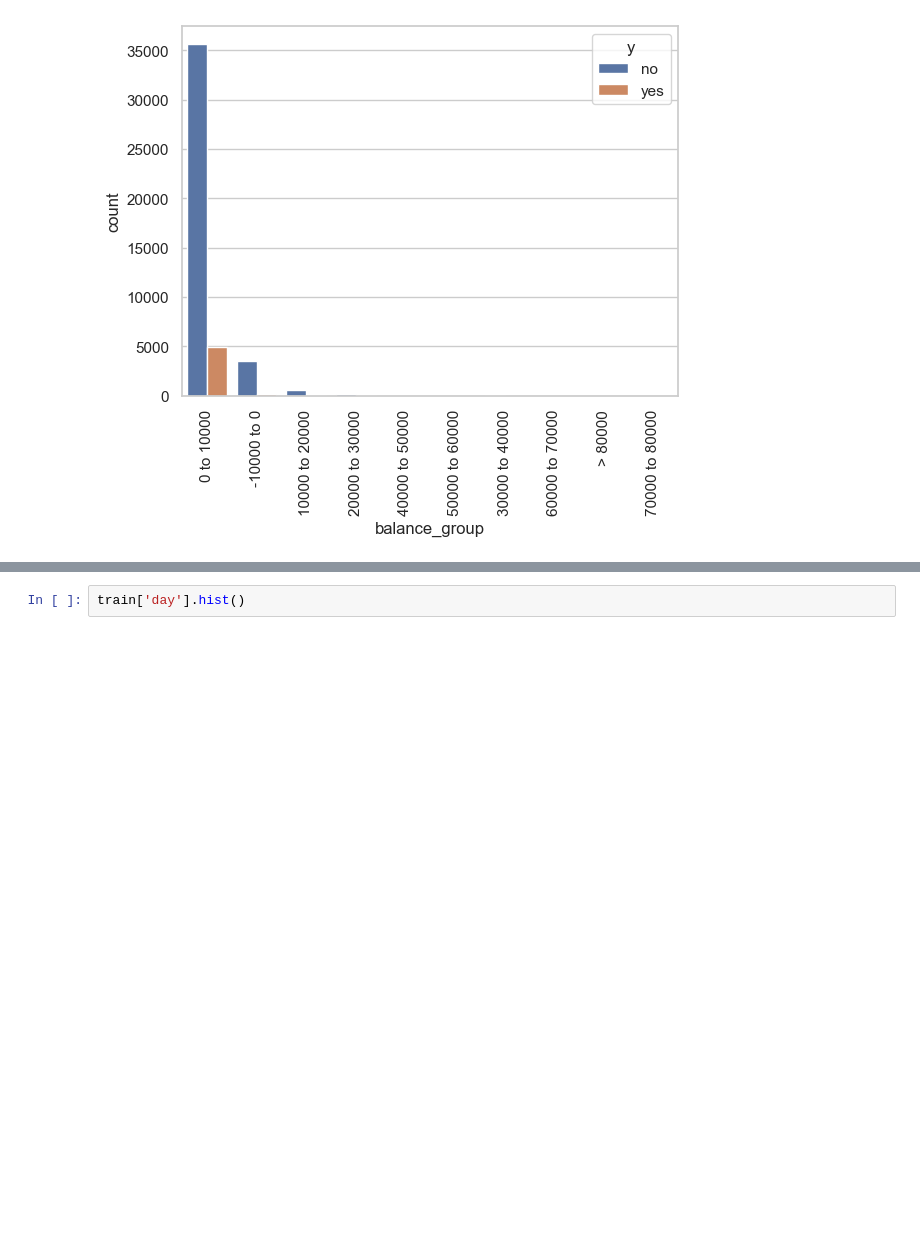
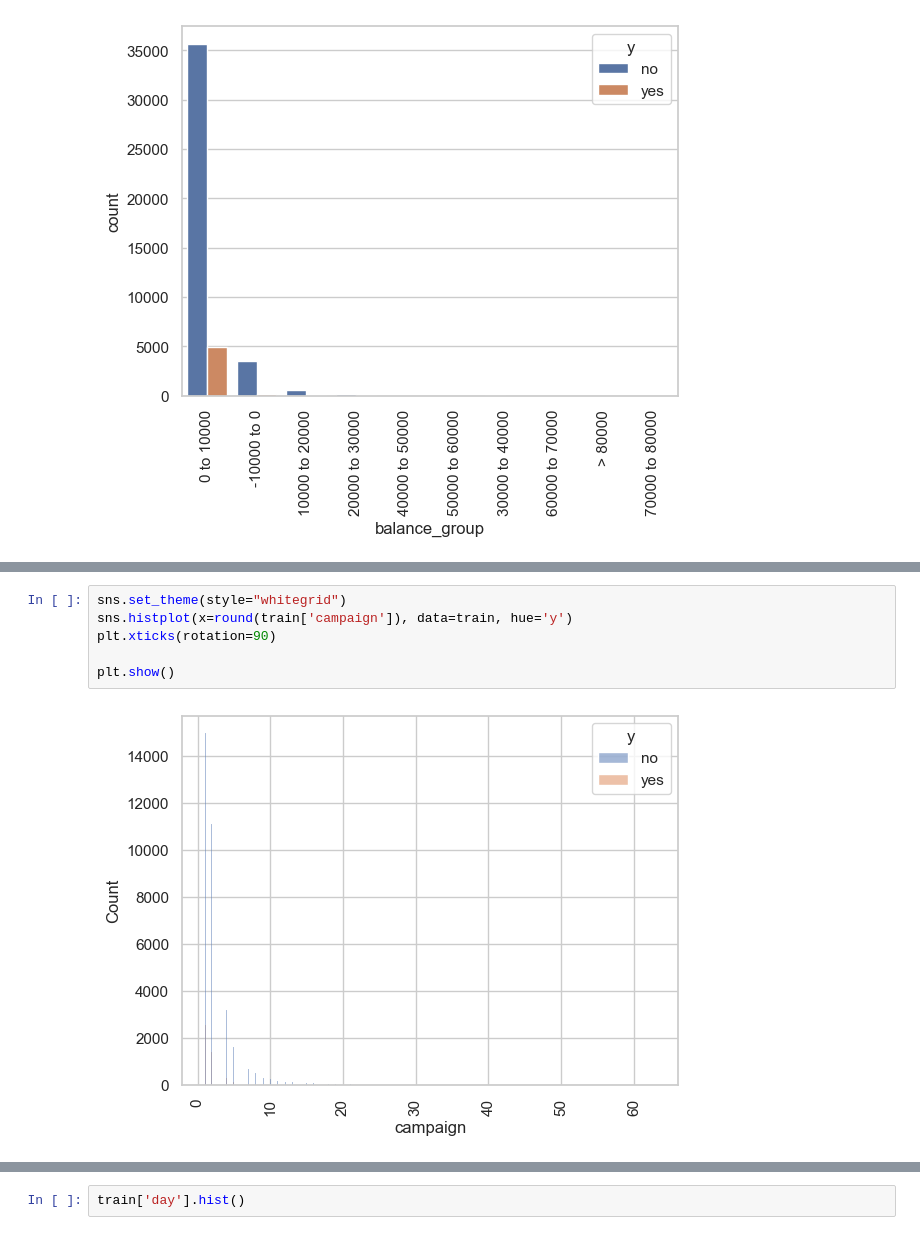
Before and after one commit to GemsLoveNLP/EDA, a Jupyter notebook: DataSet2EDA.ipynb, the cells around one changed output, grey strips where cells are left out. Drawn from its saved outputs; the diff is of its cells as text; blank space fills up the shorter version.

```diff
--- a/DataSet2EDA.ipynb
+++ b/DataSet2EDA.ipynb
@@ -318,0 +386,8 @@ plt.show()
+# %%
+sns.set_theme(style="whitegrid")
+sns.histplot(x=round(train['campaign']), data=train, hue='y')
+plt.xticks(rotation=90)
+
+plt.show()
+# %% [output]
+[figure, added]
```
Also changed, not shown: parts of 12 cells of this notebook, 4 other files.
